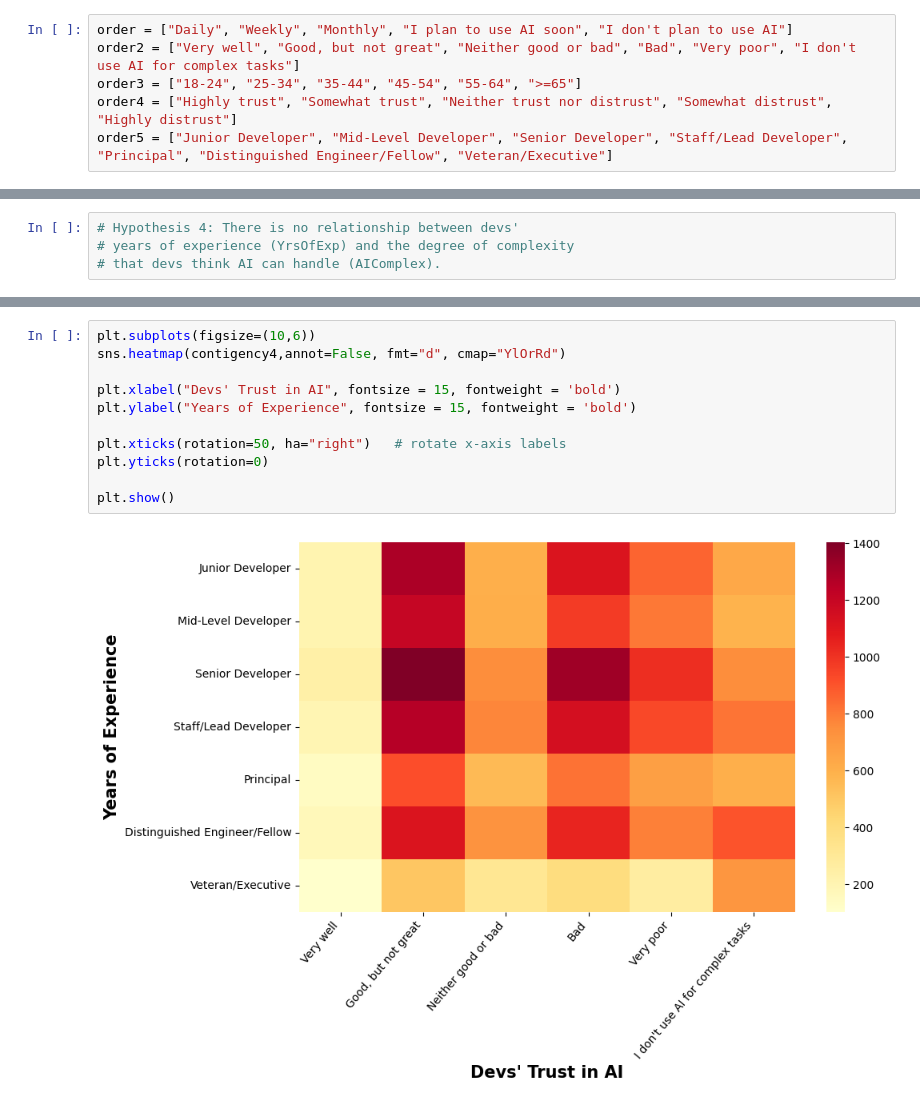
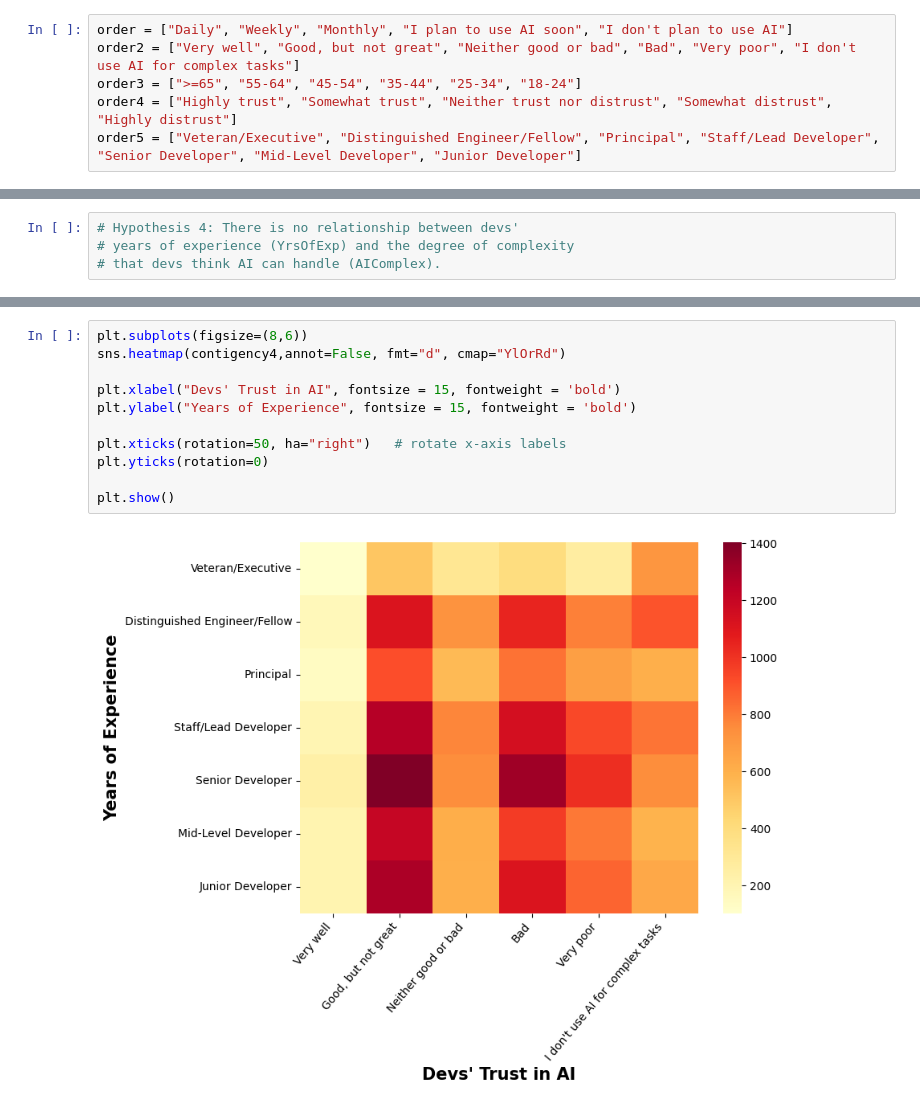
Before and after one commit to huyqng1412/stackoverflow_2025_project, a Jupyter notebook: so2025_vis.ipynb, the cells around one changed output, grey strips where cells are left out. Cells and saved outputs as stored; diff of their text form.

```diff
--- a/so2025_vis.ipynb
+++ b/so2025_vis.ipynb
@@ -386,9 +386,9 @@ resultAI
 # %%
 order = ["Daily", "Weekly", "Monthly", "I plan to use AI soon", "I don't plan to use AI"]
 order2 = ["Very well", "Good, but not great", "Neither good or bad", "Bad", "Very poor", "I don't use AI for complex tasks"]
-order3 = ["18-24", "25-34", "35-44", "45-54", "55-64", ">=65"]
+order3 = [">=65", "55-64", "45-54", "35-44", "25-34", "18-24"]
 order4 = ["Highly trust", "Somewhat trust", "Neither trust nor distrust", "Somewhat distrust", "Highly distrust"]
-order5 = ["Junior Developer", "Mid-Level Developer", "Senior Developer", "Staff/Lead Developer", "Principal", "Distinguished Engineer/Fellow", "Veteran/Executive"]
+order5 = ["Veteran/Executive", "Distinguished Engineer/Fellow", "Principal", "Staff/Lead Developer", "Senior Developer", "Mid-Level Developer", "Junior Developer"]
 # %%
 resultAI.to_csv("ai_use.csv")
 # %%
@@ -575,13 +575,13 @@ display(contigency4)
 # %%
-plt.subplots(figsize=(10,6))
+plt.subplots(figsize=(8,6))
 sns.heatmap(contigency4,annot=False, fmt="d", cmap="YlOrRd")
 
 plt.xlabel("Devs' Trust in AI", fontsize = 15, fontweight = 'bold')
 plt.ylabel("Years of Experience", fontsize = 15, fontweight = 'bold')
 
 plt.xticks(rotation=50, ha="right")   # rotate x-axis labels
 plt.yticks(rotation=0)
 
 plt.show()
 # %% [output]
-[figure, old version]
+[figure, new version]
```
Also changed, not shown: parts of 8 cells of this notebook, 2 other files.
